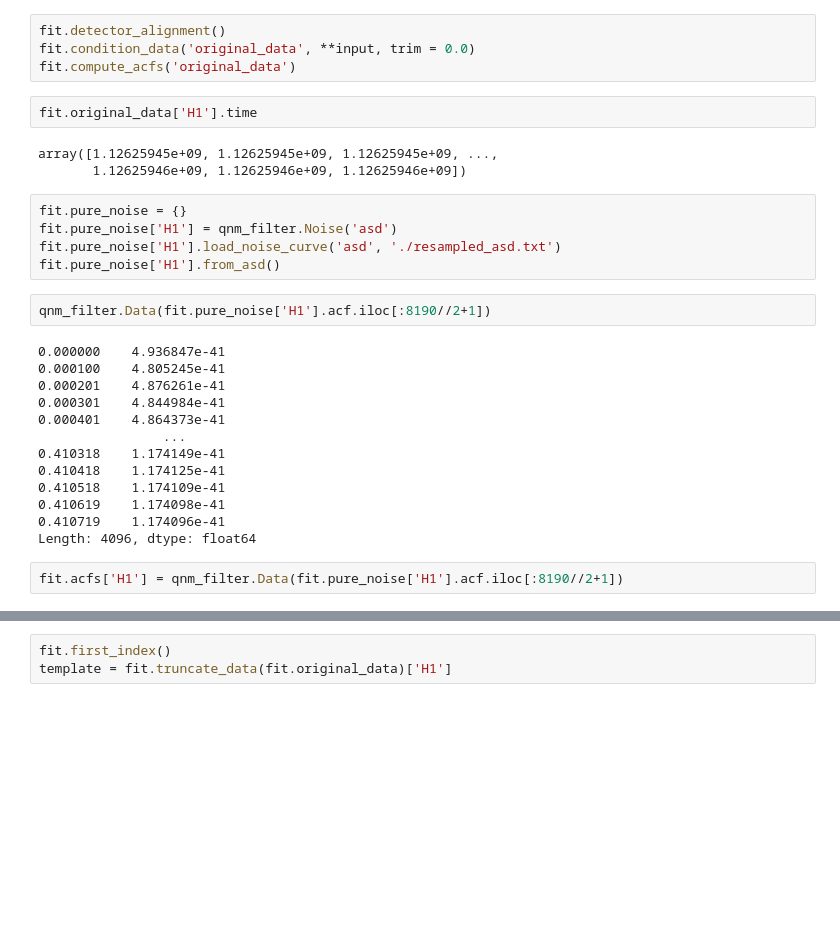
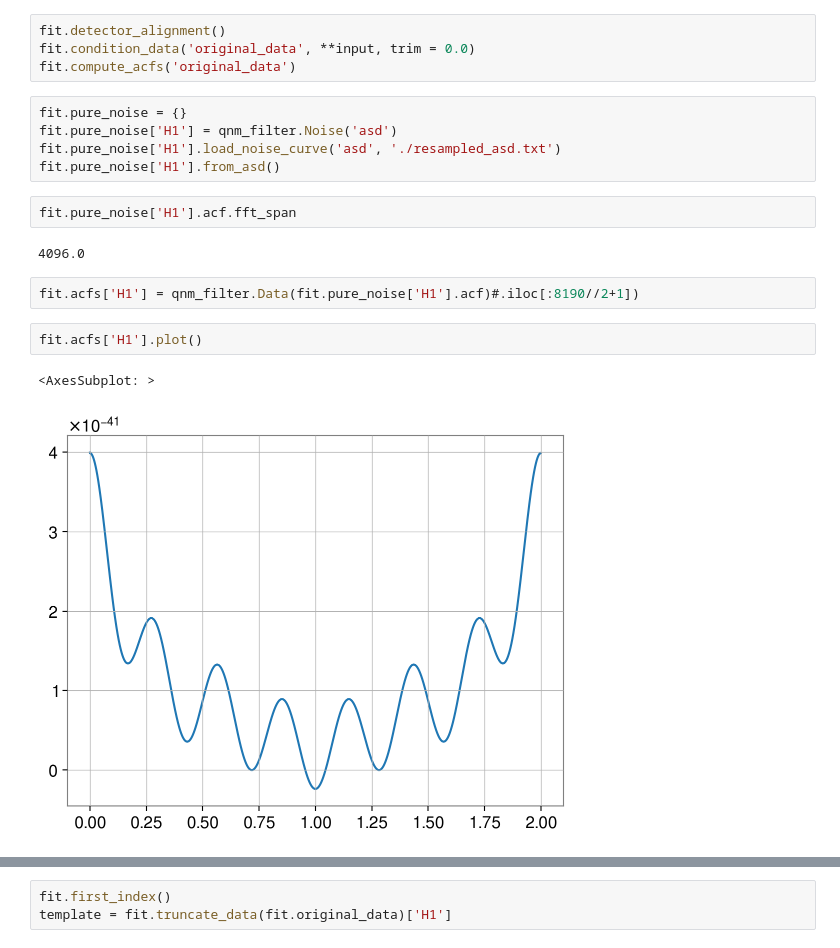
Before and after one commit to Lu-Neil/qnm_filter, a Jupyter notebook: code_demo/Systematics/Systematics MDC - colored noise.ipynb, the cells around one changed output, grey strips where cells are left out. Cells and saved outputs as stored; diff of their text form; blank space fills up the shorter version.

```diff
--- a/code_demo/Systematics/Systematics MDC - colored noise.ipynb
+++ b/code_demo/Systematics/Systematics MDC - colored noise.ipynb
@@ -84,32 +91,21 @@ fit.original_data['H1'] = H_waveform
 fit.detector_alignment()
 fit.condition_data('original_data', **input, trim = 0.0)
 fit.compute_acfs('original_data')
-# %%
-fit.original_data['H1'].time
-# %% [output]
-array([1.12625945e+09, 1.12625945e+09, 1.12625945e+09, ...,
-       1.12625946e+09, 1.12625946e+09, 1.12625946e+09])
 # %%
 fit.pure_noise = {}
 fit.pure_noise['H1'] = qnm_filter.Noise('asd')
 fit.pure_noise['H1'].load_noise_curve('asd', './resampled_asd.txt')
 fit.pure_noise['H1'].from_asd()
+# %%
+fit.pure_noise['H1'].acf.fft_span
+# %% [output]
+4096.0
 # %%
-qnm_filter.Data(fit.pure_noise['H1'].acf.iloc[:8190//2+1])
+fit.acfs['H1'] = qnm_filter.Data(fit.pure_noise['H1'].acf)#.iloc[:8190//2+1])
-# %% [output]
-0.000000    4.936847e-41
-0.000100    4.805245e-41
-0.000201    4.876261e-41
-0.000301    4.844984e-41
-0.000401    4.864373e-41
-                ...
-0.410318    1.174149e-41
-0.410418    1.174125e-41
-0.410518    1.174109e-41
-0.410619    1.174098e-41
-0.410719    1.174096e-41
-Length: 4096, dtype: float64
-# %%
-fit.acfs['H1'] = qnm_filter.Data(fit.pure_noise['H1'].acf.iloc[:8190//2+1])
+# %%
+fit.acfs['H1'].plot()
+# %% [output]
+<AxesSubplot: >
+[figure, added]
 # %%
 fit.cholesky_decomposition()
```
Also changed, not shown: parts of 8 cells of this notebook, 2 other files.
